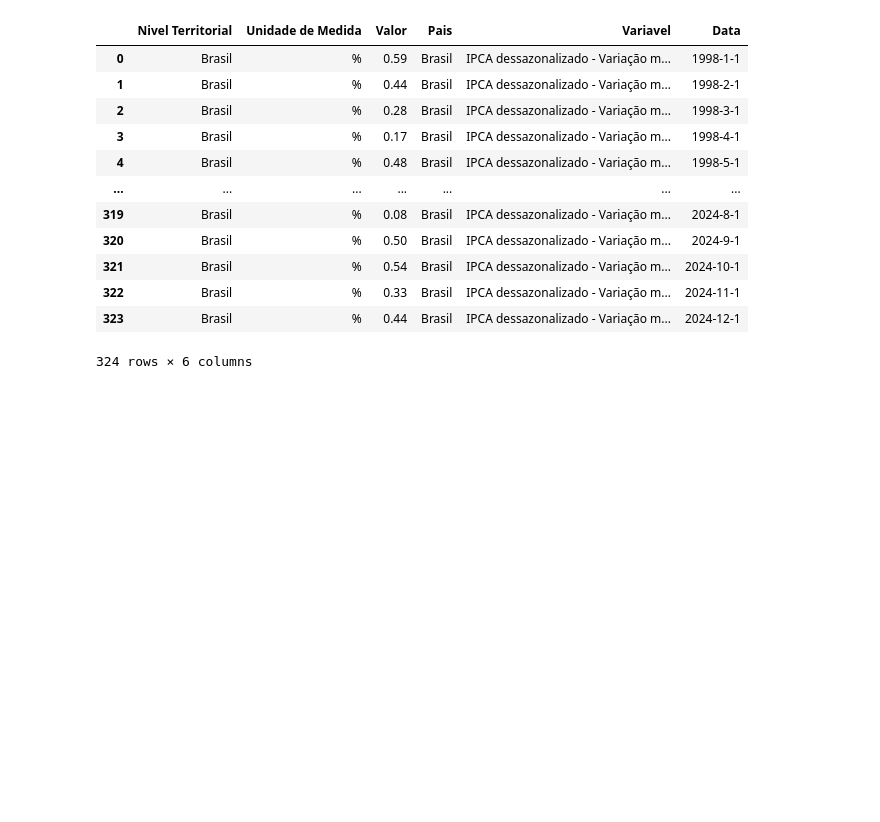
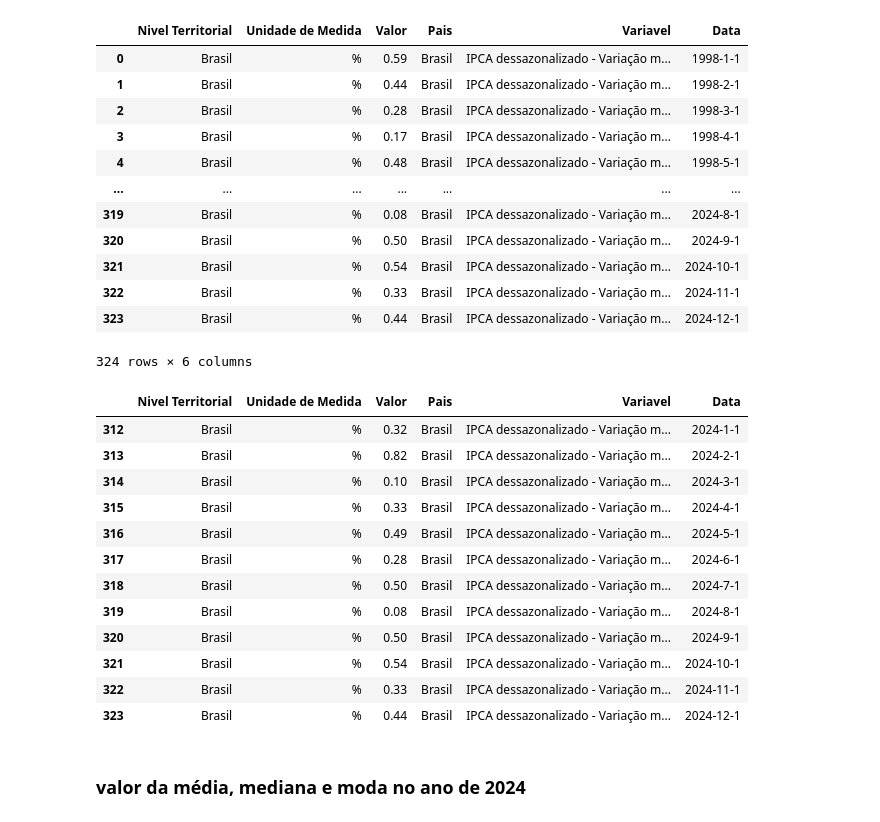
Before and after one commit to Deezinn/IPCA-Analysis, a Jupyter notebook: notebooks/Tabela 118 - IPCA dessazonalizado.ipynb, the cells around one changed output. Saved outputs shown, nothing was run; the diff lists cells and outputs as text; code cells hidden in the pictures; blank space fills up the shorter version.

Commit message:
tirando media, mediana e moda de 2024

```diff
--- a/notebooks/Tabela 118 - IPCA dessazonalizado.ipynb
+++ b/notebooks/Tabela 118 - IPCA dessazonalizado.ipynb
@@ -73,3 +73,23 @@ df_tratado
 | 322 | Brasil | % | 0.33 | Brasil | IPCA dessazonalizado - Variação m... | 2024-11-1 |
 | 323 | Brasil | % | 0.44 | Brasil | IPCA dessazonalizado - Variação m... | 2024-12-1 |
 324 rows × 6 columns
+# %%
+IPCA_dessazonalizado_2024 = df_tratado.query("Data >= '2024'")
+# %%
+IPCA_dessazonalizado_2024
+# %% [output]
+|  | Nivel Territorial | Unidade de Medida | Valor | Pais | Variavel | Data |
+| 312 | Brasil | % | 0.32 | Brasil | IPCA dessazonalizado - Variação m... | 2024-1-1 |
+| 313 | Brasil | % | 0.82 | Brasil | IPCA dessazonalizado - Variação m... | 2024-2-1 |
+| 314 | Brasil | % | 0.10 | Brasil | IPCA dessazonalizado - Variação m... | 2024-3-1 |
+| 315 | Brasil | % | 0.33 | Brasil | IPCA dessazonalizado - Variação m... | 2024-4-1 |
+| 316 | Brasil | % | 0.49 | Brasil | IPCA dessazonalizado - Variação m... | 2024-5-1 |
+| 317 | Brasil | % | 0.28 | Brasil | IPCA dessazonalizado - Variação m... | 2024-6-1 |
+| 318 | Brasil | % | 0.50 | Brasil | IPCA dessazonalizado - Variação m... | 2024-7-1 |
+| 319 | Brasil | % | 0.08 | Brasil | IPCA dessazonalizado - Variação m... | 2024-8-1 |
+| 320 | Brasil | % | 0.50 | Brasil | IPCA dessazonalizado - Variação m... | 2024-9-1 |
+| 321 | Brasil | % | 0.54 | Brasil | IPCA dessazonalizado - Variação m... | 2024-10-1 |
+| 322 | Brasil | % | 0.33 | Brasil | IPCA dessazonalizado - Variação m... | 2024-11-1 |
+| 323 | Brasil | % | 0.44 | Brasil | IPCA dessazonalizado - Variação m... | 2024-12-1 |
+# %% [markdown]
+### valor da média, mediana e moda no ano de 2024
```
Also changed, not shown: parts of 4 cells of this notebook.
